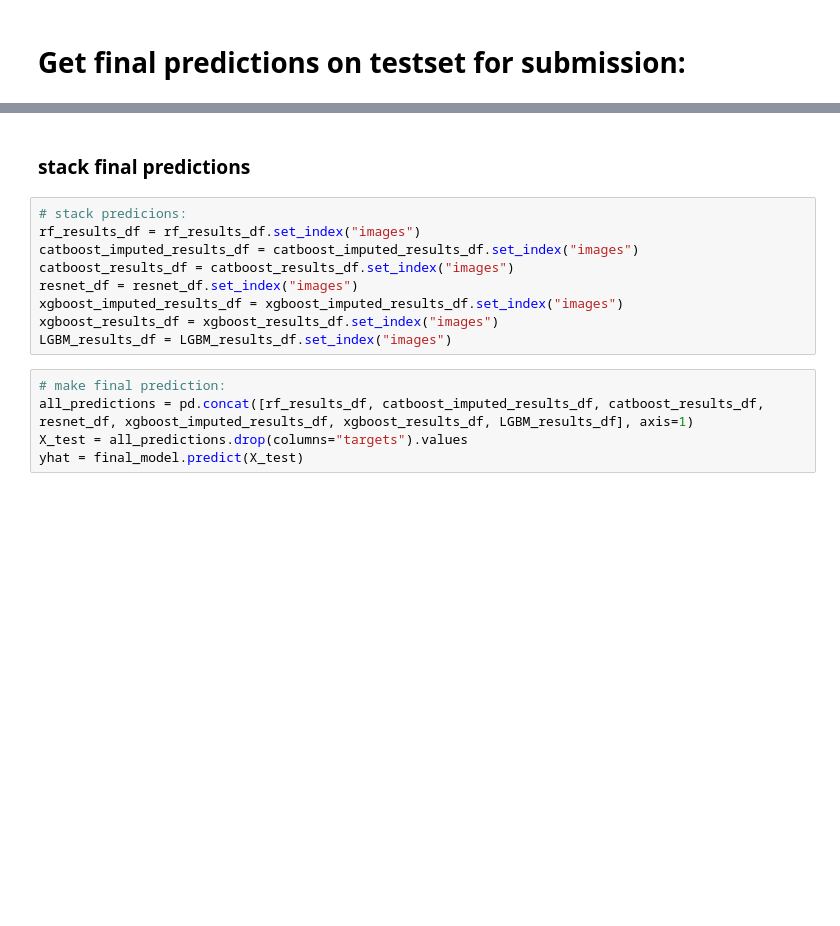
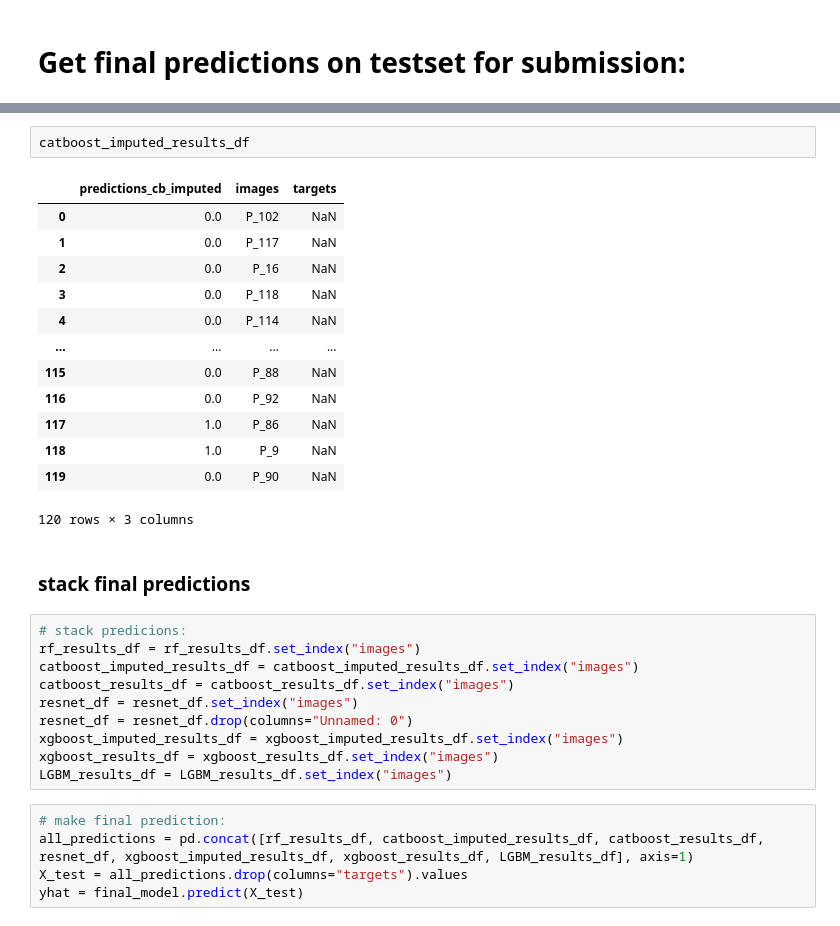
Before and after one commit to t-schanz/HIDA_LFL, a Jupyter notebook: notebooks/Pipeline.ipynb, the cells around one changed output, grey strips where cells are left out. Drawn from its saved outputs; the diff is of its cells as text; blank space fills up the shorter version.

```diff
--- a/notebooks/Pipeline.ipynb
+++ b/notebooks/Pipeline.ipynb
@@ -491,6 +492,22 @@ rf_results_df = pd.DataFrame(rf_results)
 y_pred = model_xboost_imputed.predict(X_test.values)
 xgboost_imputed_results = dict(predictions_xg_imputed=list(y_pred), images=image_names.to_list())
 xgboost_imputed_results_df = pd.DataFrame(xgboost_imputed_results)
+# %%
+catboost_imputed_results_df
+# %% [output]
+|  | predictions_cb_imputed | images | targets |
+| 0 | 0.0 | P_102 | NaN |
+| 1 | 0.0 | P_117 | NaN |
+| 2 | 0.0 | P_16 | NaN |
+| 3 | 0.0 | P_118 | NaN |
+| 4 | 0.0 | P_114 | NaN |
+| ... | ... | ... | ... |
+| 115 | 0.0 | P_88 | NaN |
+| 116 | 0.0 | P_92 | NaN |
+| 117 | 1.0 | P_86 | NaN |
+| 118 | 1.0 | P_9 | NaN |
+| 119 | 0.0 | P_90 | NaN |
+120 rows × 3 columns
 # %% [markdown]
 ### stack final predictions
 # %%
@@ -499,6 +516,7 @@ rf_results_df = rf_results_df.set_index("images")
 catboost_imputed_results_df = catboost_imputed_results_df.set_index("images")
 catboost_results_df = catboost_results_df.set_index("images")
 resnet_df = resnet_df.set_index("images")
+resnet_df = resnet_df.drop(columns="Unnamed: 0")
 xgboost_imputed_results_df = xgboost_imputed_results_df.set_index("images")
 xgboost_results_df = xgboost_results_df.set_index("images")
 LGBM_results_df = LGBM_results_df.set_index("images")
```
Also changed, not shown: parts of 6 cells of this notebook, 2 other files.
